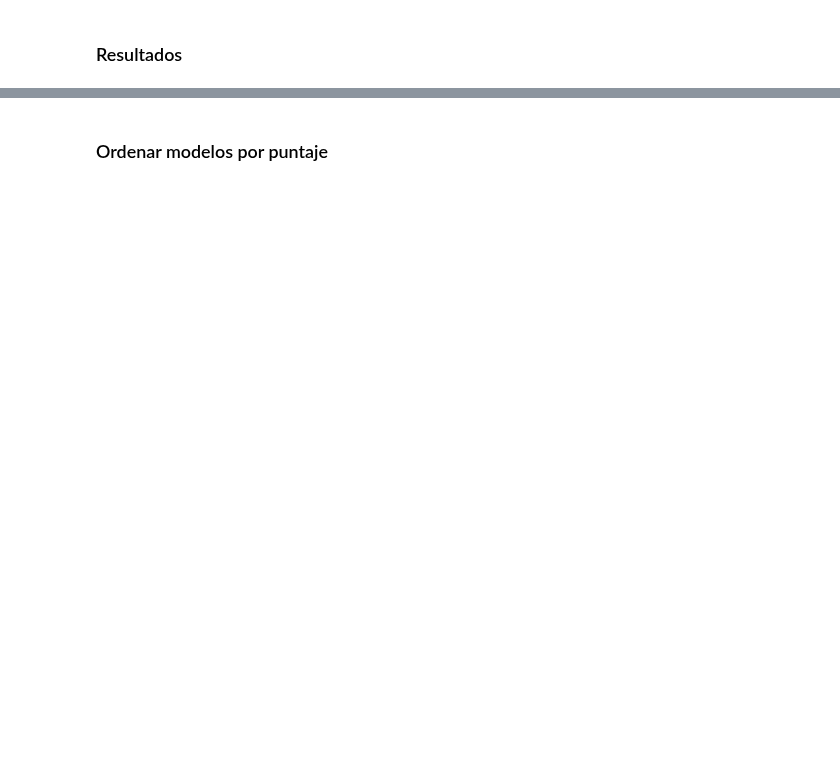
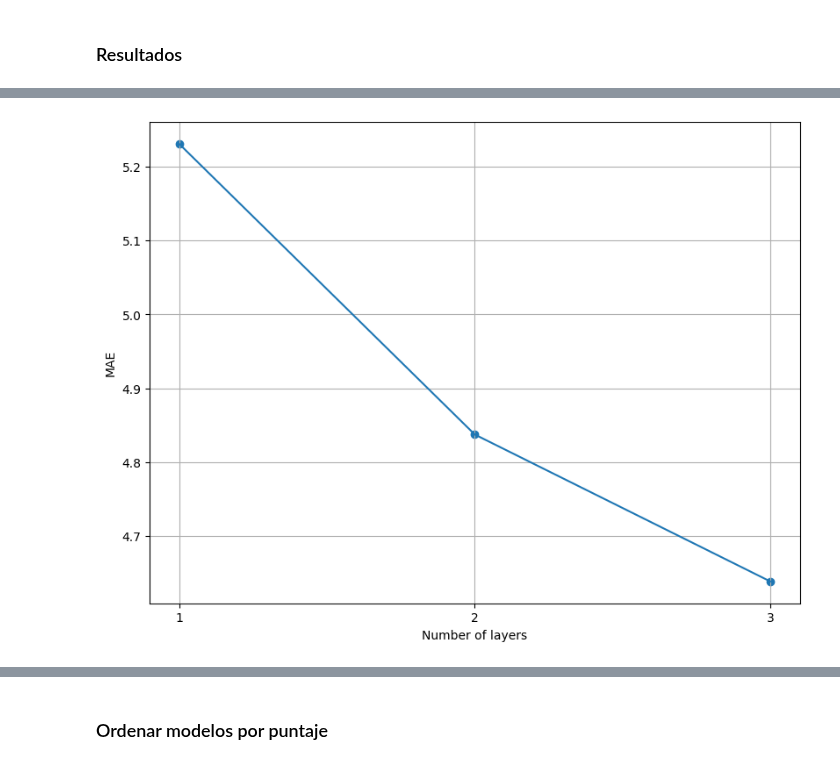
Before and after one commit to jjgranadat/Semillero_SOFA, a Jupyter notebook: ICI_Project/Codes/CountingVectors/CV_16GBd_Regression.ipynb, the cells around one changed output, grey strips where cells are left out. Drawn from its saved outputs; the diff is of its cells as text; code cells hidden in the pictures; blank space fills up the shorter version.

```diff
--- a/ICI_Project/Codes/CountingVectors/CV_16GBd_Regression.ipynb
+++ b/ICI_Project/Codes/CountingVectors/CV_16GBd_Regression.ipynb
@@ -539,7 +558,9 @@ plot_results(x, neurons_avg_results, "Maximum number of neurons", log=True)
 # %%
 layers_avg_results = [np.mean(get_avg_score(cv16g_reg_results, layers, target="layers", metric="mae", score="test")) for layers in range(1, 4)]
 x = range(1, 4)
-plot_results(x, layers_avg_results, "Number of layers", log=False)
+plot_results(x, layers_avg_results, "Number of layers", log=False, intx=True)
+# %% [output]
+[figure, added]
 # %%
 osnr_avg_results = [np.mean(get_avg_score(cv16g_reg_results, osnr, target="osnr", metric="mae", score="test")) for osnr in ["osnr", "wo_osnr"]]
 print(f"Con OSNR  Sin OSNR")
```
Also changed, not shown: parts of 14 cells of this notebook.
